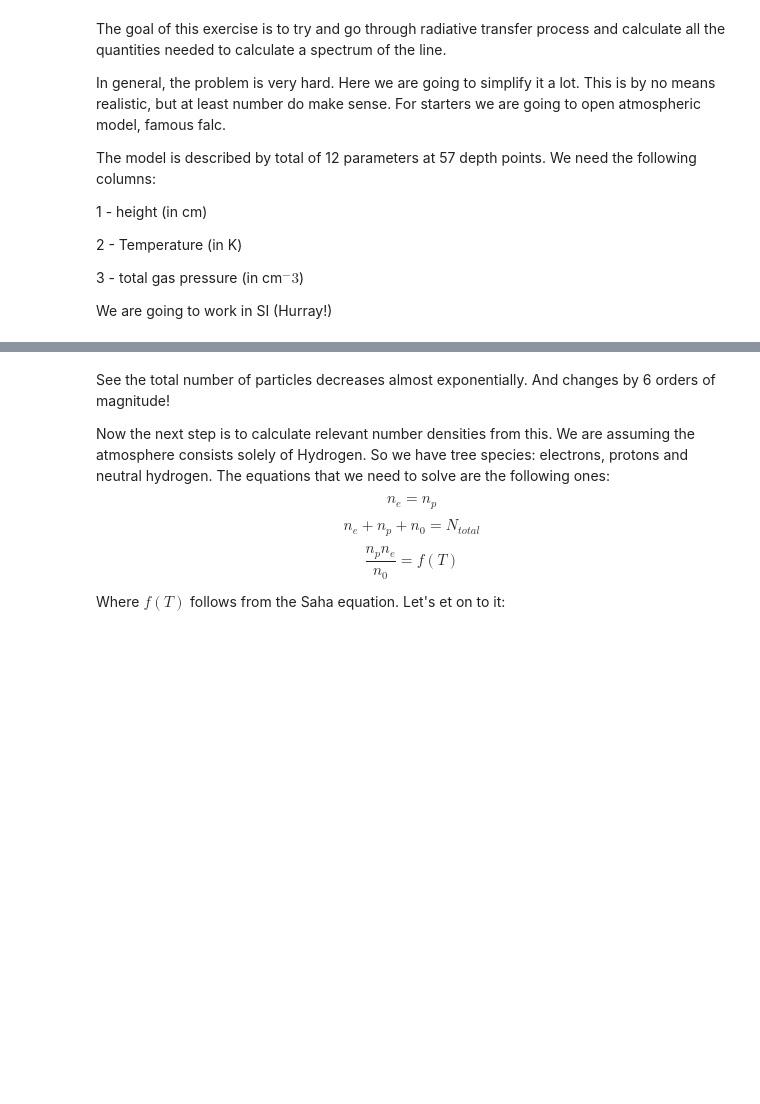
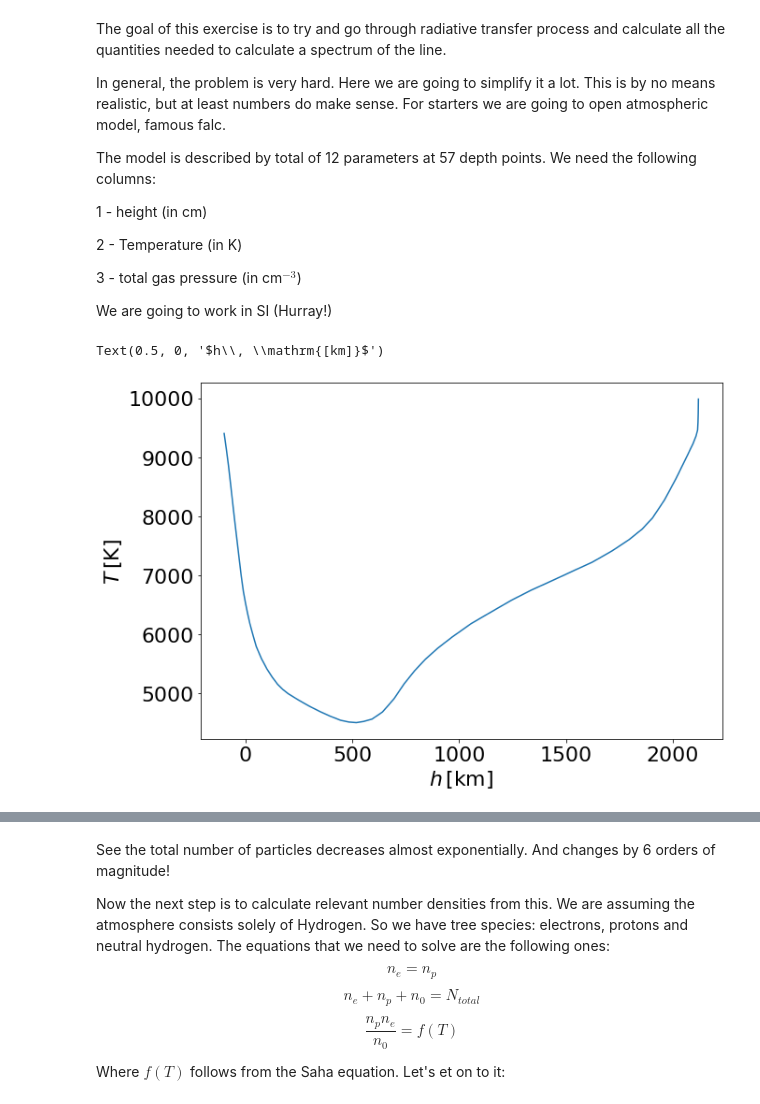
Before and after one commit to ivanzmilic/toy_model_rt, a Jupyter notebook: Hands_on_line_formation.ipynb, the cells around one changed output, grey strips where cells are left out. Drawn from its saved outputs; the diff is of its cells as text; code cells hidden in the pictures; blank space fills up the shorter version.

```diff
--- a/Hands_on_line_formation.ipynb
+++ b/Hands_on_line_formation.ipynb
@@ -15,7 +15,7 @@ import matplotlib.pyplot as plt
 # %% [markdown]
 The goal of this exercise is to try and go through radiative transfer process and calculate all the quantities needed to calculate a spectrum of the line.
 
-In general, the problem is very hard. Here we are going to simplify it a lot. This is by no means realistic, but at least number do make sense. For starters we are going to open atmospheric model, famous falc.
+In general, the problem is very hard. Here we are going to simplify it a lot. This is by no means realistic, but at least numbers do make sense. For starters we are going to open atmospheric model, famous falc.
 
 The model is described by total of 12 parameters at 57 depth points. We need the following columns:
 
@@ -23,9 +23,20 @@ The model is described by total of 12 parameters at 57 depth points. We need the
 
 2 - Temperature (in K)
 
-3 - total gas pressure (in cm$^-3$)
+3 - total gas pressure (in cm$^{-3}$)
 
 We are going to work in SI (Hurray!)
 # %%
 atmos = np.loadtxt("falc.dat",unpack=True,skiprows=1) #load the atmos
+# %%
+h = atmos[1]/ 1E2 # height in meters
+T = atmos[2] # Temperature in Kelvin
+
+plt.figure(figsize=[10,7])
+plt.plot(h/1E3,T)
+plt.ylabel("$T\,\mathrm{[K]}$")
+plt.xlabel("$h\, \mathrm{[km]}$")
+# %% [output]
+Text(0.5, 0, '$h\\, \\mathrm{[km]}$')
+[figure, added]
 # %%
```
Also changed, not shown: parts of 3 cells of this notebook.
